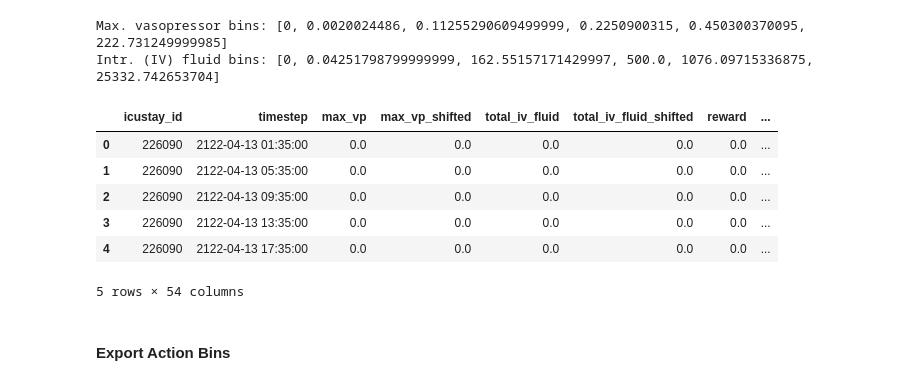
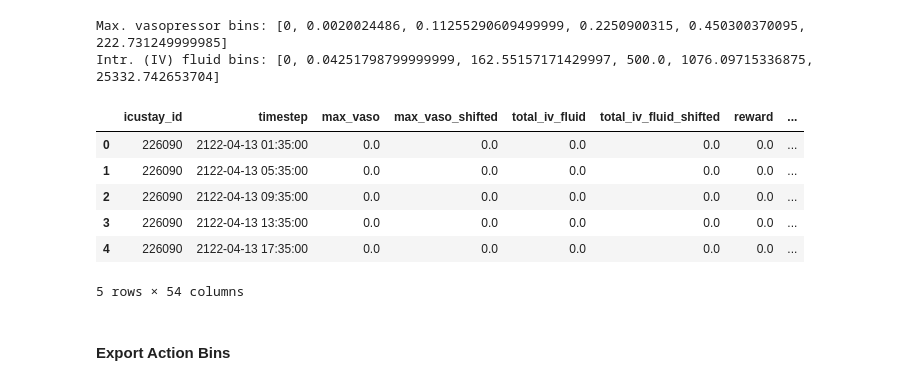
Before and after one commit to thomas097/Haemodynamic-Optimization-Reinforcement-Learning, a Jupyter notebook: preprocessing/MIMIC-III_preprocessing_roggeveen_v5.ipynb, the cells around one changed output. Drawn from its saved outputs; the diff is of its cells as text; code cells hidden in the pictures.

```diff
--- a/preprocessing/MIMIC-III_preprocessing_roggeveen_v5.ipynb
+++ b/preprocessing/MIMIC-III_preprocessing_roggeveen_v5.ipynb
@@ -643,8 +643,8 @@ data_all_df.head()
 data_final_df = pd.DataFrame({'icustay_id': data_all_df['icustay_id'],
                               'timestep': data_all_df['timestep'],
                               # Discretized 'action' (0 - 24) added below
-                              'max_vp': data_all_df['max_vaso'],
-                              'max_vp_shifted': data_all_df['max_vaso_shifted'],
+                              'max_vaso': data_all_df['max_vaso'],
+                              'max_vaso_shifted': data_all_df['max_vaso_shifted'],
                               'total_iv_fluid': data_all_df['total_iv_fluid'],
                               'total_iv_fluid_shifted': data_all_df['total_iv_fluid_shifted'],
                               'reward': data_all_df['reward_shifted'],
@@ -714,7 +714,7 @@ def get_quantile_intervals(vals):
     vals = vals[vals > 0].values
     return [0] + [np.nanquantile(vals, i) for i in np.linspace(0, 1, 5)]
 
-max_vp_bins = get_quantile_intervals(data_final_df['max_vp_shifted'])
+max_vp_bins = get_quantile_intervals(data_final_df['max_vaso_shifted'])
 tot_iv_bins = get_quantile_intervals(data_final_df['total_iv_fluid_shifted'])
 
 print('Max. vasopressor bins:', max_vp_bins)
@@ -724,27 +724,27 @@ Max. vasopressor bins: [0, 0.0020024486, 0.11255290609499999, 0.2250900315, 0.45
 Intr. (IV) fluid bins: [0, 0.04251798799999999, 162.55157171429997, 500.0, 1076.09715336875, 25332.742653704]
 # %%
 # Replace NaNs by zero (no vasopressor or IV fluid treatment, so dose = zero)
-data_final_df['max_vp'] = data_final_df['max_vp'].fillna(0)
+data_final_df['max_vaso'] = data_final_df['max_vaso'].fillna(0)
 data_final_df['total_iv_fluid'] = data_final_df['total_iv_fluid'].fillna(0)
-data_final_df['max_vp_shifted'] = data_final_df['max_vp_shifted'].fillna(0)
+data_final_df['max_vaso_shifted'] = data_final_df['max_vaso_shifted'].fillna(0)
 data_final_df['total_iv_fluid_shifted'] = data_final_df['total_iv_fluid_shifted'].fillna(0)
 
 # Use pd.cut to discretize actions
-max_vp_discrete = pd.cut(data_final_df['max_vp_shifted'],
+max_vp_discrete = pd.cut(data_final_df['max_vaso_shifted'],
                          bins=max_vp_bins,
                          labels=[0, 1, 2, 3, 4],
                          include_lowest=True).astype(float)
 
 total_iv_discrete = pd.cut(data_final_df['total_iv_fluid_shifted'],
                            bins=tot_iv_bins,
                            labels=[0, 1, 2, 3, 4],
                            include_lowest=True).astype(float)
 
 # Compute action as 5 * total_iv_fluid + max_vaso
 data_final_df['action'] = 5 * total_iv_discrete + max_vp_discrete
 data_final_df.head()
 # %% [output]
-|  | icustay_id | timestep | max_vp | max_vp_shifted | total_iv_fluid | total_iv_fluid_shifted | reward | ... |
+|  | icustay_id | timestep | max_vaso | max_vaso_shifted | total_iv_fluid | total_iv_fluid_shifted | reward | ... |
 | 0 | 226090 | 2122-04-13 01:35:00 | 0.0 | 0.0 | 0.0 | 0.0 | 0.0 | ... |
 | 1 | 226090 | 2122-04-13 05:35:00 | 0.0 | 0.0 | 0.0 | 0.0 | 0.0 | ... |
 | 2 | 226090 | 2122-04-13 09:35:00 | 0.0 | 0.0 | 0.0 | 0.0 | 0.0 | ... |
```
Also changed, not shown: parts of 25 cells of this notebook.
